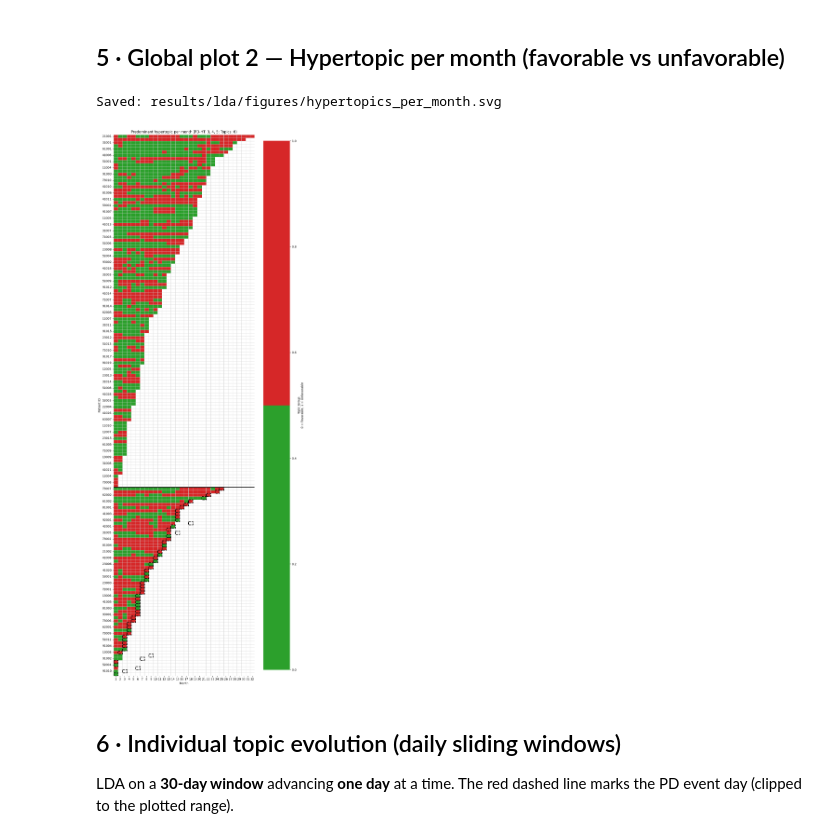
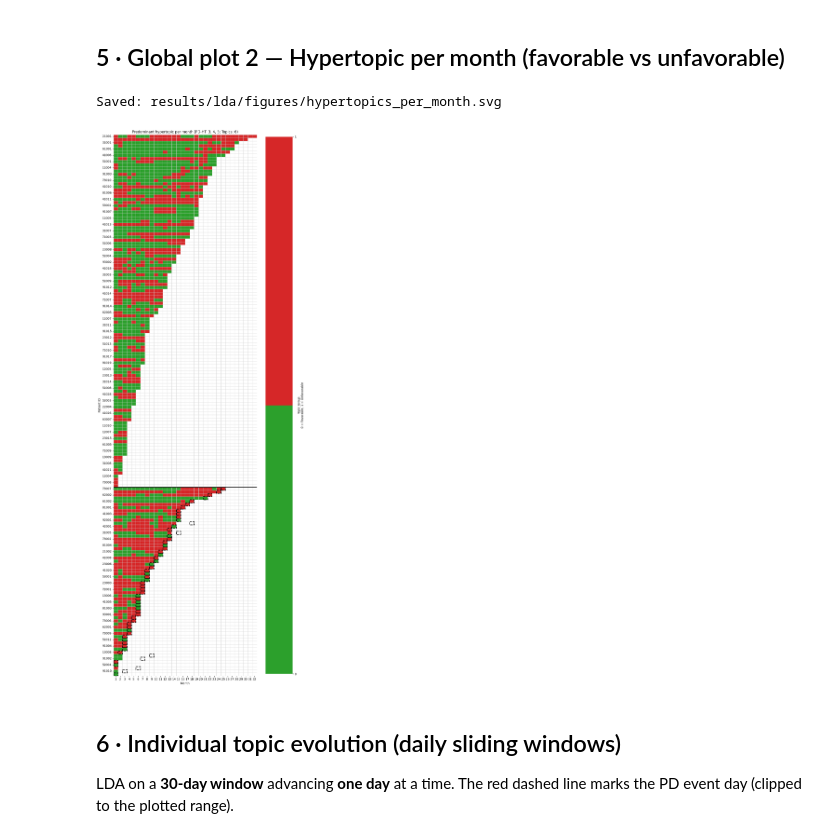
Before and after one commit to leipaz/cancer-behavioral-trajectories, a Jupyter notebook: notebooks/vq-vae_lda_pipeline/lda_dcabp_evolution.ipynb, the cells around one changed output. Saved outputs shown, nothing was run; the diff lists cells and outputs as text; code cells hidden in the pictures.

Commit message:
Tidy DCABP heatmap rendering and suppress pandas replace warning.
Show only 0/1 ticks in the hypertopic heatmap colorbar and add
infer_objects(copy=False) after replace(pd.NA) to avoid FutureWarning.

```diff
--- a/notebooks/vq-vae_lda_pipeline/lda_dcabp_evolution.ipynb
+++ b/notebooks/vq-vae_lda_pipeline/lda_dcabp_evolution.ipynb
@@ -157,6 +157,7 @@ plot_df = (
     ordered_sorted[["id"] + topic_cols]
     .set_index("id")
     .replace({pd.NA: np.nan})
+    .infer_objects(copy=False)
     .apply(pd.to_numeric, errors="coerce")
 )
 
@@ -208,37 +209,45 @@ group_colors = ["#2ca02c", "#d62728"]
 cmap_groups = ListedColormap(group_colors)
 
 fig, ax = plt.subplots(figsize=(10, len(plot_df_grouped) * 0.15 + 1))
-sns.heatmap(
+hm = sns.heatmap(
     plot_df_grouped, cmap=cmap_groups, vmin=0, vmax=1,
     linewidths=0.5, linecolor="lightgray",
     mask=plot_df_grouped.isna(),
     xticklabels=x_axis,
-    cbar_kws={"label": "Topic Group\n0 = Favorable, 1 = Unfavorable"},
+    cbar_kws={
+        "label": "Topic Group\n0 = Favorable, 1 = Unfavorable",
+        "ticks": [0, 1],
+    },
     ax=ax,
 )
+
+# Show only 0 and 1 on the colorbar
+cbar = hm.collections[0].colorbar
+cbar.set_ticks([0, 1])
+cbar.set_ticklabels(["0", "1"])
 
 for i, row in ordered_sorted.iterrows():
     if row["Event"] == 1 and not pd.isna(row.get("t_evento_eb2")):
         mes_evento = int(row["t_evento_eb2"] // 30)
         if 0 <= mes_evento < len(topic_cols):
             ax.add_patch(plt.Rectangle((mes_evento, i), 1, 1, fill=False,
                                        edgecolor="black", linewidth=2, linestyle="--"))
 
 n_no_pd = len(ordered_sorted[ordered_sorted["Event"] == 0])
 ax.axhline(n_no_pd, color="black", linewidth=2.5)
 
 ax.set_title(f"Predominant hypertopic per month (PD-HT: 3, 4, 5; Topics: {NUM_TOPICS})")
 ax.set_xlabel("Month")
 ax.set_ylabel("Patient ID")
 plt.tight_layout()
 
 fig.savefig(FIG_DIR / "hypertopics_per_month.png", dpi=300, bbox_inches="tight")
 fig.savefig(FIG_DIR / "hypertopics_per_month.svg", bbox_inches="tight")
 print("Saved:", rel_path(FIG_DIR / "hypertopics_per_month.svg"))
 plt.show()
 # %% [output]
 Saved: results/lda/figures/hypertopics_per_month.svg
-[figure, old version]
+[figure, new version]
 # %% [markdown]
 ## 6 · Individual topic evolution (daily sliding windows)
 
```
Also changed, not shown: parts of 1 cell of this notebook, 6 other files.
